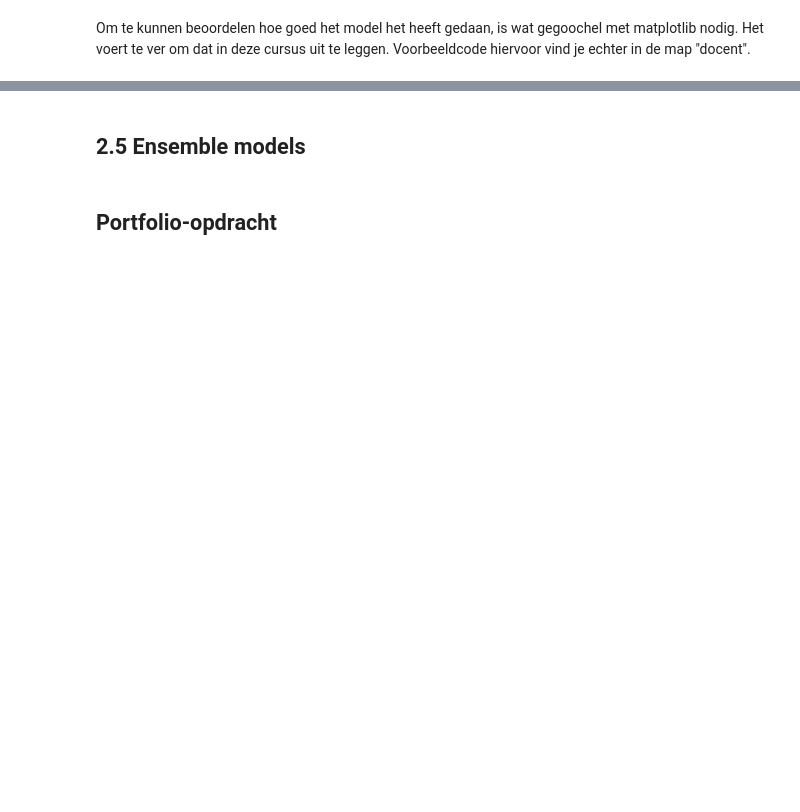
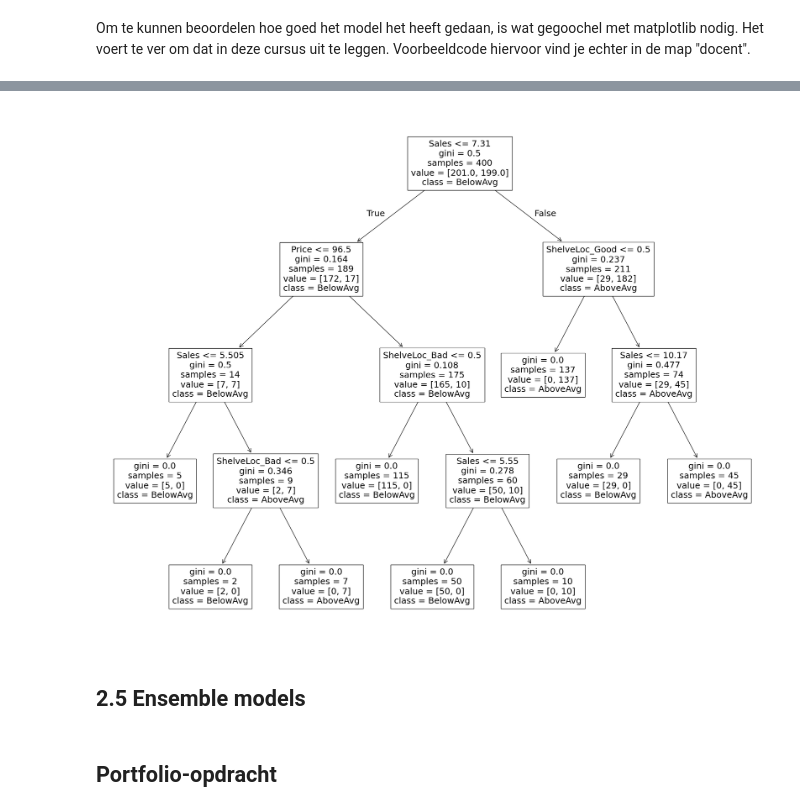
Before and after one commit to mcdejonge/cursus-beginnen-met-data-science, a Jupyter notebook: les_2_modellen.ipynb, the cells around one changed output, grey strips where cells are left out. Saved outputs shown, nothing was run; the diff lists cells and outputs as text; code cells hidden in the pictures; blank space fills up the shorter version.

Commit message:
start decision trees

```diff
--- a/les_2_modellen.ipynb
+++ b/les_2_modellen.ipynb
@@ -356,3 +361,39 @@ Om te kunnen beoordelen hoe goed het model het heeft gedaan, is wat gegoochel me
+# %%
+# Inlezen van auto-data.
+if 'COLAB_GPU' in os.environ:
+    dfcar = pd.read_csv("https://raw.githubusercontent.com/mcdejonge/beginnen_met_data_science/refs/heads/main/data/carseats/carseats.processed.csv")
+else:
+    dfcar = pd.read_csv("data/carseats/carseats.processed.csv")
+# %%
+
+# Kolommen die worden gebruikt om de keuze te maken:
+xcols = ['ShelveLoc_Bad',
+         'ShelveLoc_Good',
+         'ShelveLoc_Medium',
+         'Urban_No',
+         'Urban_Yes',
+         'US_No',
+         'US_Yes',
+         'Sales',
+         'CompPrice',
+         'Income',
+         'Advertising',
+         'Population',
+         'Price','Age',
+         'Education']
+# Kolom die voorspeld moet worden
+ycol = 'Above_Below_Avg_Loc'
+
+# Maak een tree met diepte 5
+tree = DecisionTreeClassifier(max_depth=5)
+tree.fit(dfcar[xcols], dfcar[[ycol]])
+plt.figure(figsize=(25,20))
+plot_tree(tree,
+          feature_names = xcols,
+          class_names = ['BelowAvg', 'AboveAvg'])
+plt.show()
+# %% [output]
+[figure, added]
 # %% [markdown]
 ## 2.5 Ensemble models
 # %% [markdown]
```
Also changed, not shown: parts of 4 cells of this notebook.
